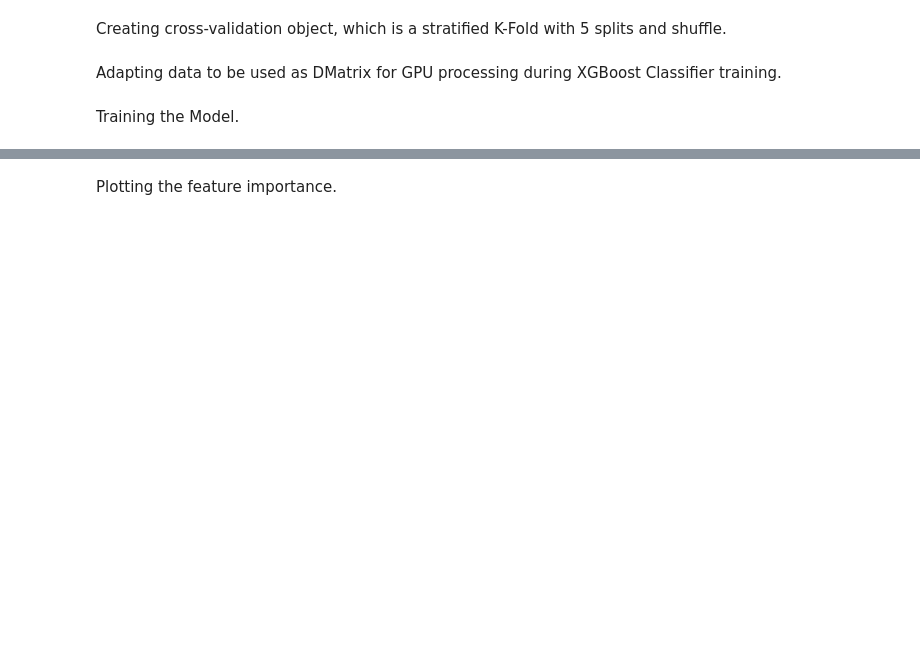
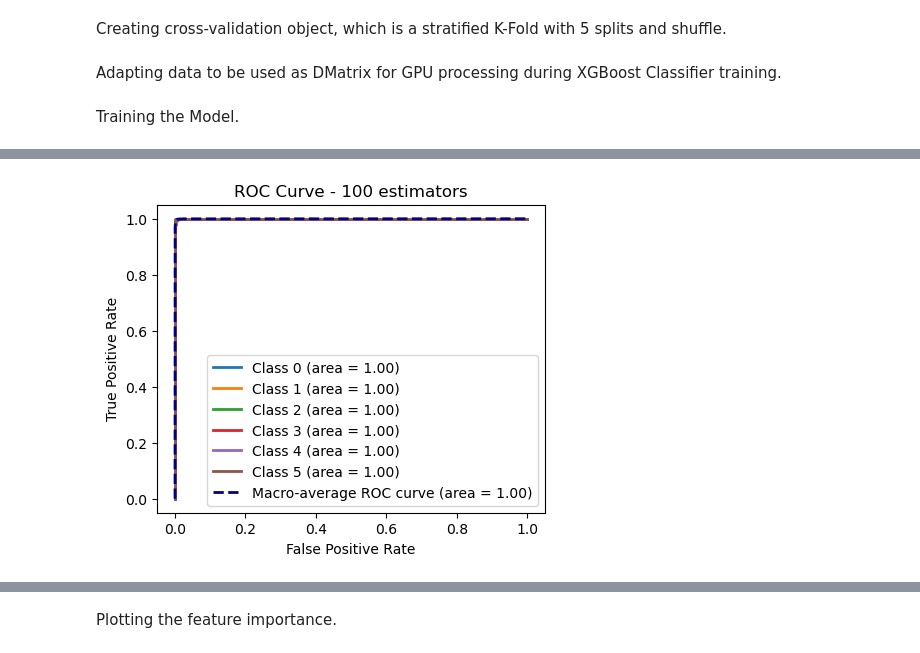
Before and after one commit to titospadini/ser-machine-faults, a Jupyter notebook: mafaulda_main_classes.ipynb, the cells around one changed output, grey strips where cells are left out. Drawn from its saved outputs; the diff is of its cells as text; code cells hidden in the pictures; blank space fills up the shorter version.

```diff
--- a/mafaulda_main_classes.ipynb
+++ b/mafaulda_main_classes.ipynb
@@ -297,0 +422,19 @@ Trained model saved as xgboost_main_classes.json
+# %%
+# Plot ROC Curves
+plt.figure(figsize=(5, 4))
+
+# Plot ROC curves for each class
+for i in range(len(np.unique(y_test_fold))):
+    plt.plot(roc_curve_data[0][0][i], roc_curve_data[0][1][i], lw=2, label=f'Class {i} (area = {roc_curve_data[0][2][i]:.2f})')
+
+# Plot the macro-average ROC curve
+plt.plot(roc_curve_data[0][0]["macro"], roc_curve_data[0][1]["macro"], color='navy', lw=2, linestyle='--', label=f'Macro-average ROC curve (area = {roc_curve_data[0][2]["macro"]:.2f})')
+
+plt.xlabel('False Positive Rate')
+plt.ylabel('True Positive Rate')
+plt.title(f"ROC Curve - {NUM_BOOST_ROUND} estimators")
+plt.legend(loc='lower right')
+plt.savefig(f"results/mafaulda_main_classes_rounds={NUM_BOOST_ROUND}_maxdepth={params['max_depth']}_roc-curve.pdf", format="pdf", dpi=300, transparent=False, bbox_inches="tight")
+plt.show()
+# %% [output]
+[figure, added]
```
Also changed, not shown: parts of 24 cells of this notebook.
